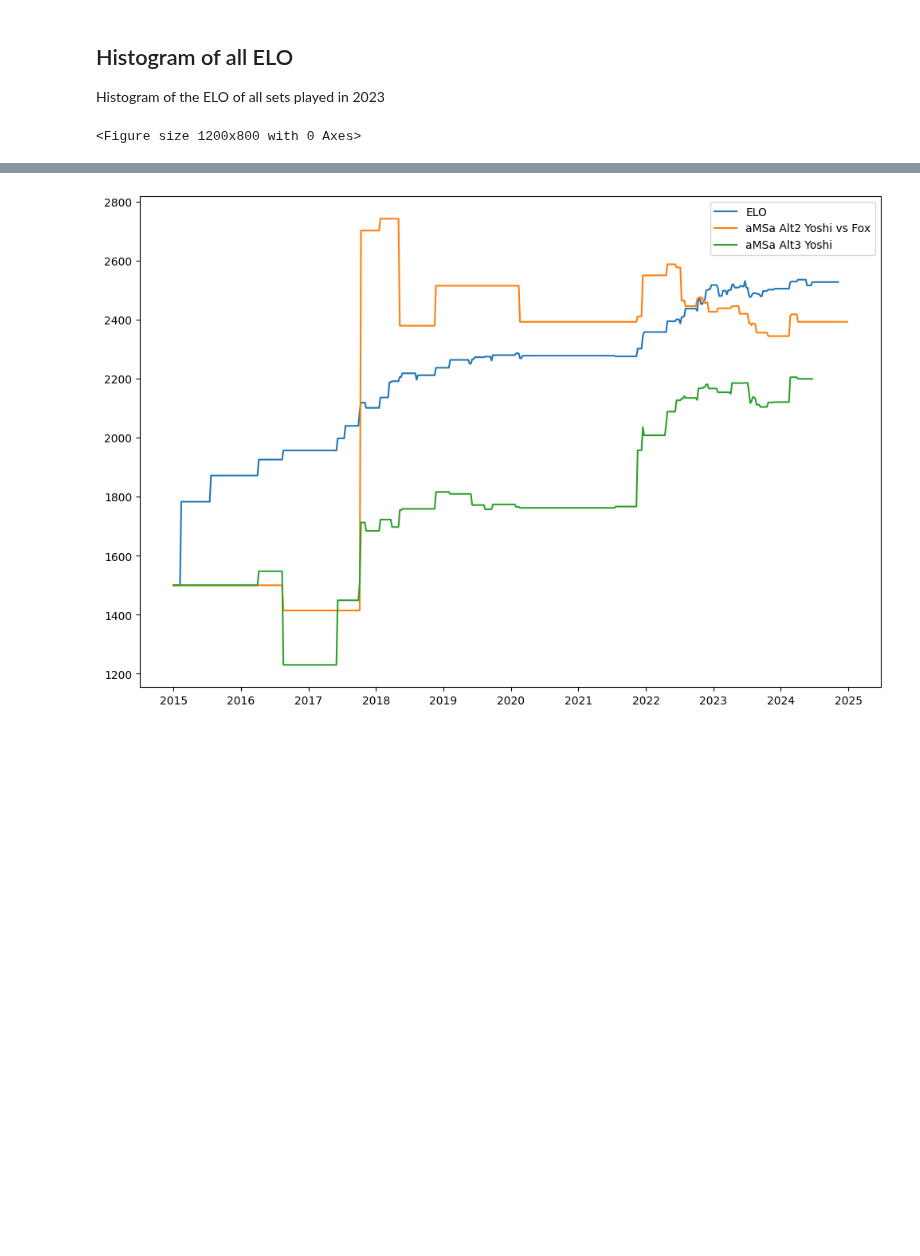
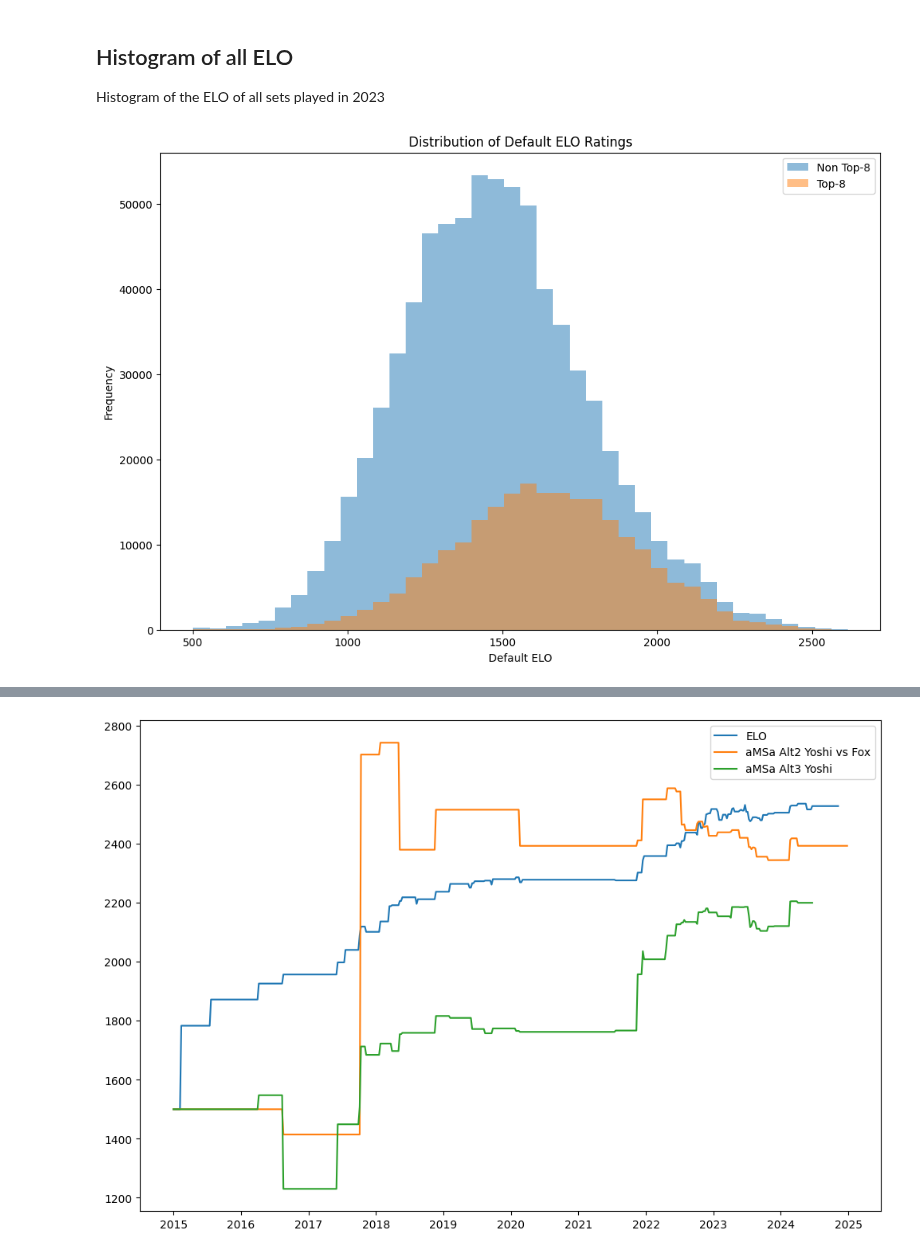
Before and after one commit to jjaw89/fall-2024-smash-melee-top-8-prediction, a Jupyter notebook: figures/figures_for_readme.ipynb, the cells around one changed output, grey strips where cells are left out. Cells and saved outputs as stored; diff of their text form; code cells hidden in the pictures; blank space fills up the shorter version.

```diff
--- a/figures/figures_for_readme.ipynb
+++ b/figures/figures_for_readme.ipynb
@@ -88,22 +119,37 @@ sets_2023_df = dataset_df[(dataset_df['start']>datetime(2023,1,1)) & (dataset_df
 # %%
-p1_default_elo = sets_2023_df[sets_2023_df['top_8']==False]['p1_default_elo']
-p2_default_elo = sets_2023_df[sets_2023_df['top_8']==False]['p2_default_elo']
-default_elo_non_top_8 = pd.Series([p1_default_elo, p2_default_elo])
+import pandas as pd
+import matplotlib.pyplot as plt
 
-p1_default_elo = sets_2023_df[sets_2023_df['top_8']==True]['p1_default_elo']
-p2_default_elo = sets_2023_df[sets_2023_df['top_8']==True]['p2_default_elo']
-default_elo_top_8 = pd.Series([p1_default_elo, p2_default_elo])
+# Extract ELO values for non-top-8 players
+p1_default_elo_non_top_8 = sets_2023_df[sets_2023_df['top_8'] == False]['p1_default_elo']
+p2_default_elo_non_top_8 = sets_2023_df[sets_2023_df['top_8'] == False]['p2_default_elo']
+default_elo_non_top_8 = pd.concat([p1_default_elo_non_top_8, p2_default_elo_non_top_8])
+default_elo_non_top_8 = default_elo_non_top_8[default_elo_non_top_8 != 1500]
 
-min = min(default_elo_non_top_8.min(), default_elo_top_8.min())
-max = max(default_elo_non_top_8.max(), default_elo_top_8.max())
+# Extract ELO values for top-8 players
+p1_default_elo_top_8 = sets_2023_df[sets_2023_df['top_8'] == True]['p1_default_elo']
+p2_default_elo_top_8 = sets_2023_df[sets_2023_df['top_8'] == True]['p2_default_elo']
+default_elo_top_8 = pd.concat([p1_default_elo_top_8, p2_default_elo_top_8])
+default_elo_top_8 = default_elo_top_8[default_elo_top_8 != 1500]
 
 
-plt.figure(figsize=(12,8),dpi=100)
-plt.hist(default_elo_non_top_8, bins=30, range=(min,max))
-plt.hist(default_elo_top_8, bins=30, range=(min,max))
+
+# Calculate the min and max values for binning
+elo_min = min(default_elo_non_top_8.min(), default_elo_top_8.min())
+elo_max = max(default_elo_non_top_8.max(), default_elo_top_8.max())
+
+# Plot histograms
+plt.figure(figsize=(12, 8), dpi=100)
+plt.hist(default_elo_non_top_8, bins=40, range=(elo_min, elo_max), alpha=0.5, label="Non Top-8")
+plt.hist(default_elo_top_8, bins=40, range=(elo_min, elo_max), alpha=0.5, label="Top-8")
+
+plt.xlabel("Default ELO")
+plt.ylabel("Frequency")
+plt.title("Distribution of Default ELO Ratings")
+plt.legend()
 plt.show()
 # %% [output]
-<Figure size 1200x800 with 0 Axes>
+[figure, added]
 # %%
 import pandas as pd
 import matplotlib.pyplot as plt
```
Also changed, not shown: parts of 16 cells of this notebook, 10 other files.
